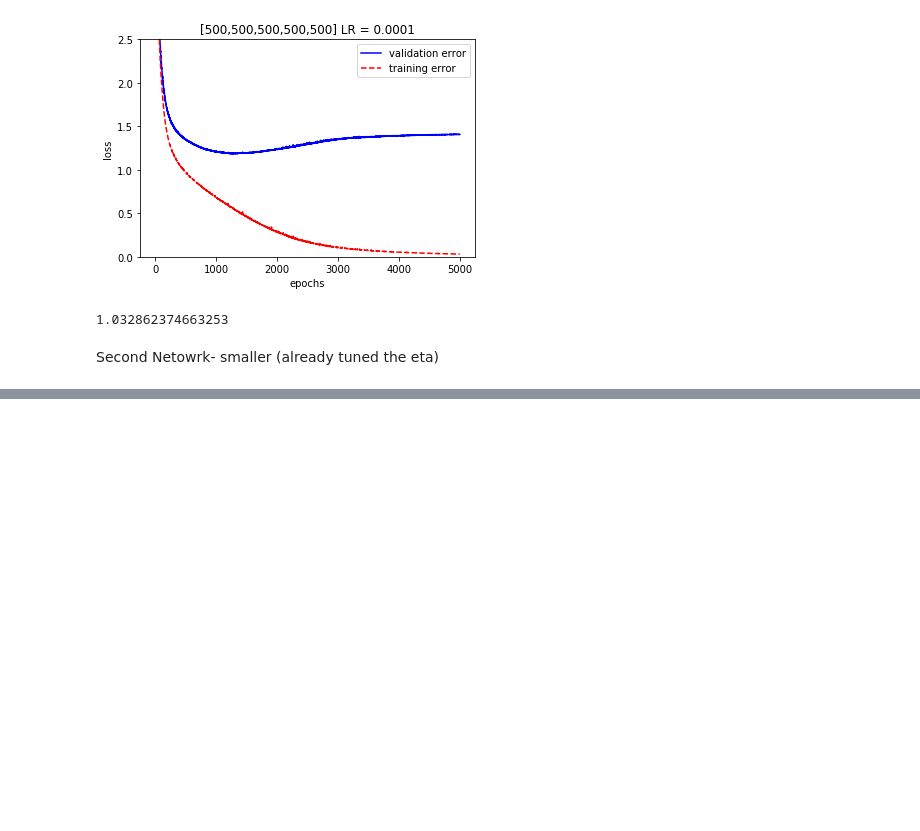
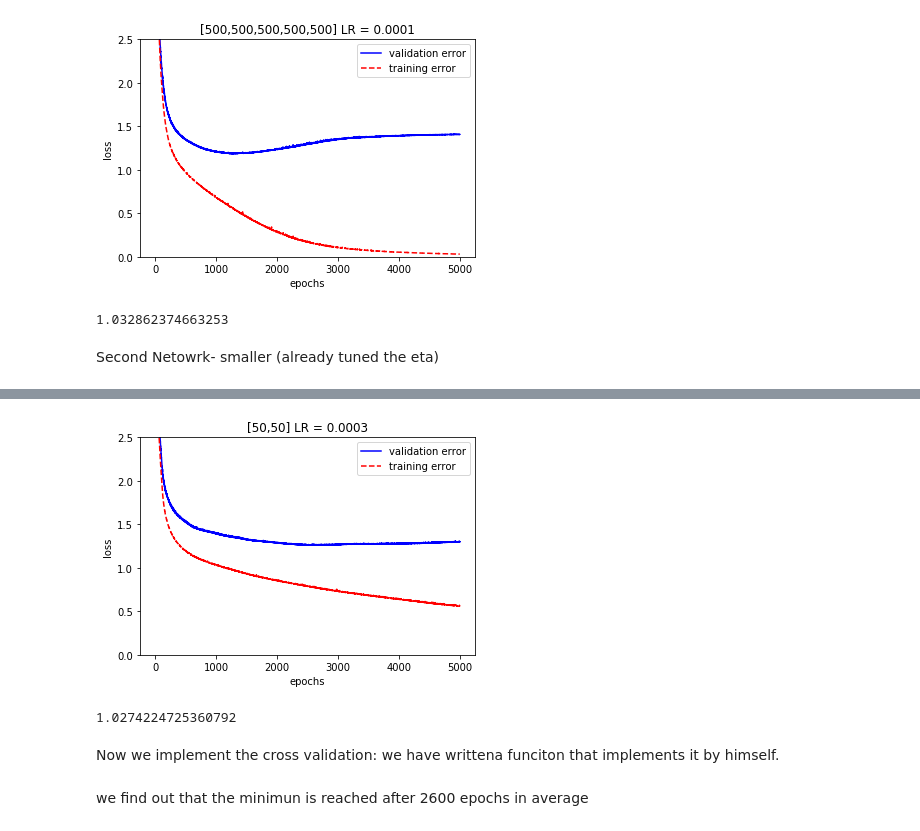
Before and after one commit to MarioBonse/MachineLearningProject, a Jupyter notebook: src/NNGridSearch.ipynb, the cells around one changed output, grey strips where cells are left out. Drawn from its saved outputs; the diff is of its cells as text; code cells hidden in the pictures; blank space fills up the shorter version.

```diff
--- a/src/NNGridSearch.ipynb
+++ b/src/NNGridSearch.ipynb
@@ -39,0 +61,4 @@ NN.trainValidation(X_train, y_train,X_test, y_test, plot=True)
+# %%
+NN = kerasNN.KerasNN(NetworArchitecture = [50, 50], activation = "relu", eta = 0.0003, momentum = 0.9, epochs = 5000)
+NN.trainValidation(X_train, y_train,X_test, y_test, plot=True)
+# %% [output]
@@ -39,0 +67,4 @@ NN.trainValidation(X_train, y_train,X_test, y_test, plot=True)
+[figure, added]
+1.0274224725360792
+# %% [markdown]
+Now we implement the cross validation: we have writtena funciton that implements it by himself.
@@ -39,0 +75,2 @@ NN.trainValidation(X_train, y_train,X_test, y_test, plot=True)
+# %% [markdown]
+we find out that the minimun is reached after 2600 epochs in average
```
Also changed, not shown: parts of 24 cells of this notebook, 37 other files.
